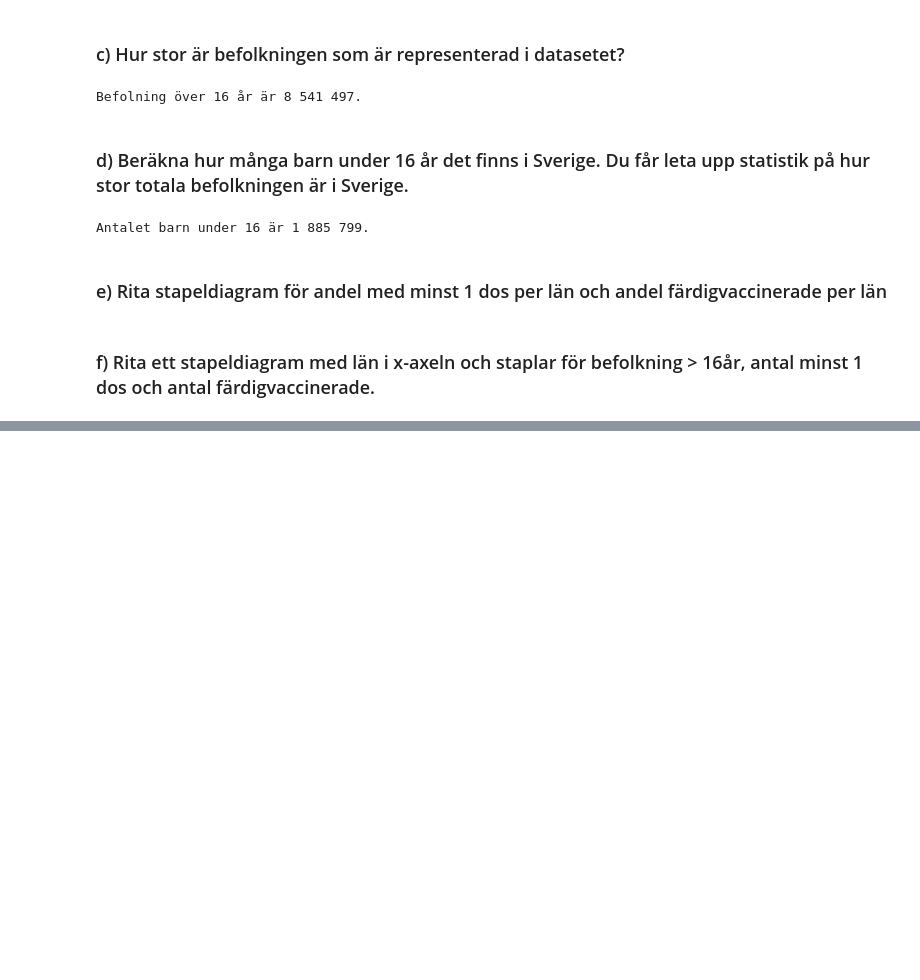
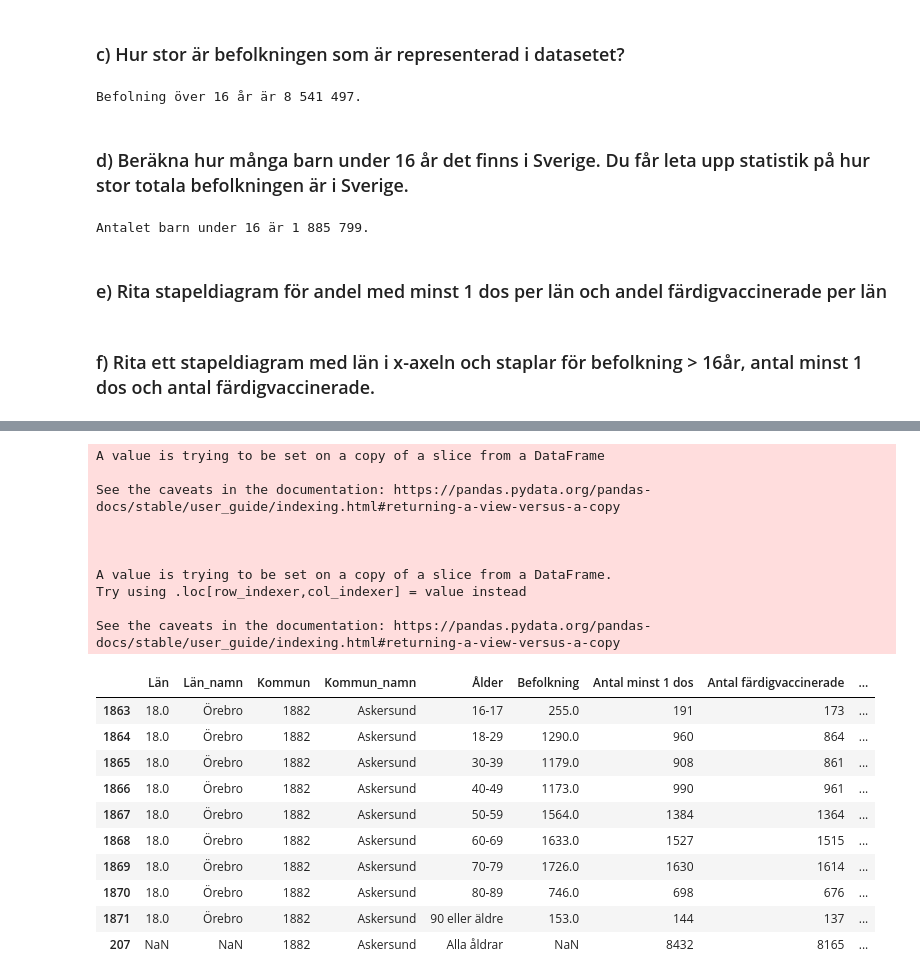
Before and after one commit to Erik-M-Larsson/Databehandling-Erik-Larsson, a Jupyter notebook: Lab/lab.ipynb, the cells around one changed output, grey strips where cells are left out. Saved outputs shown, nothing was run; the diff lists cells and outputs as text; code cells hidden in the pictures; blank space fills up the shorter version.

```diff
--- a/Lab/lab.ipynb
+++ b/Lab/lab.ipynb
@@ -233,0 +301,35 @@ fig.show()
+# %%
+vaccinerade_Kommun_åldersgrupp = pd.read_excel("Data/Folkhalsomyndigheten_Covid19_Vaccine.xlsx", sheet_name="Vaccinerade kommun och ålder")
+vaccinerade_Askersund_åldersgrupp = vaccinerade_Kommun_åldersgrupp[vaccinerade_Kommun_åldersgrupp["Kommun_namn"] == "Askersund"] # Välj ut data för Askersund.
+
+vaccinerade_Kommun = pd.read_excel("Data/Folkhalsomyndigheten_Covid19_Vaccine.xlsx", sheet_name="Vaccinerade kommun")
+
+vaccinerade_Askersund_tot = vaccinerade_Kommun[vaccinerade_Kommun["KnNamn"] == "Askersund"] # Välj ut data för Askersund.
+vaccinerade_Askersund_tot.rename({ "KnKod":"Kommun", "KnNamn":"Kommun_namn", "Antal_dos1":"Antal minst 1 dos", "Antal_färdigvaccinerade":"Antal färdigvaccinerade", "Andel_dos1":"Andel minst 1 dos",  "Andel_färdigvaccinerade": "Andel färdigvaccinerade"}, axis="columns", inplace=True)
+vaccinerade_Askersund_tot["Ålder"] ="Alla åldrar"
+
+vaccinerade_Askersund_åldersgrupp = pd.concat([vaccinerade_Askersund_åldersgrupp, vaccinerade_Askersund_tot] )
+
+vaccinerade_Askersund_åldersgrupp
+# %% [output]
+A value is trying to be set on a copy of a slice from a DataFrame
+
+See the caveats in the documentation: https://pandas.pydata.org/pandas-docs/stable/user_guide/indexing.html#returning-a-view-versus-a-copy
+
+
+
+A value is trying to be set on a copy of a slice from a DataFrame.
+Try using .loc[row_indexer,col_indexer] = value instead
+
+See the caveats in the documentation: https://pandas.pydata.org/pandas-docs/stable/user_guide/indexing.html#returning-a-view-versus-a-copy
+|  | Län | Län_namn | Kommun | Kommun_namn | Ålder | Befolkning | Antal minst 1 dos | Antal färdigvaccinerade | ... |
+| 1863 | 18.0 | Örebro | 1882 | Askersund | 16-17 | 255.0 | 191 | 173 | ... |
+| 1864 | 18.0 | Örebro | 1882 | Askersund | 18-29 | 1290.0 | 960 | 864 | ... |
+| 1865 | 18.0 | Örebro | 1882 | Askersund | 30-39 | 1179.0 | 908 | 861 | ... |
+| 1866 | 18.0 | Örebro | 1882 | Askersund | 40-49 | 1173.0 | 990 | 961 | ... |
+| 1867 | 18.0 | Örebro | 1882 | Askersund | 50-59 | 1564.0 | 1384 | 1364 | ... |
+| 1868 | 18.0 | Örebro | 1882 | Askersund | 60-69 | 1633.0 | 1527 | 1515 | ... |
+| 1869 | 18.0 | Örebro | 1882 | Askersund | 70-79 | 1726.0 | 1630 | 1614 | ... |
+| 1870 | 18.0 | Örebro | 1882 | Askersund | 80-89 | 746.0 | 698 | 676 | ... |
+| 1871 | 18.0 | Örebro | 1882 | Askersund | 90 eller äldre | 153.0 | 144 | 137 | ... |
+| 207 | NaN | NaN | 1882 | Askersund | Alla åldrar | NaN | 8432 | 8165 | ... |
```
Also changed, not shown: parts of 18 cells of this notebook.
